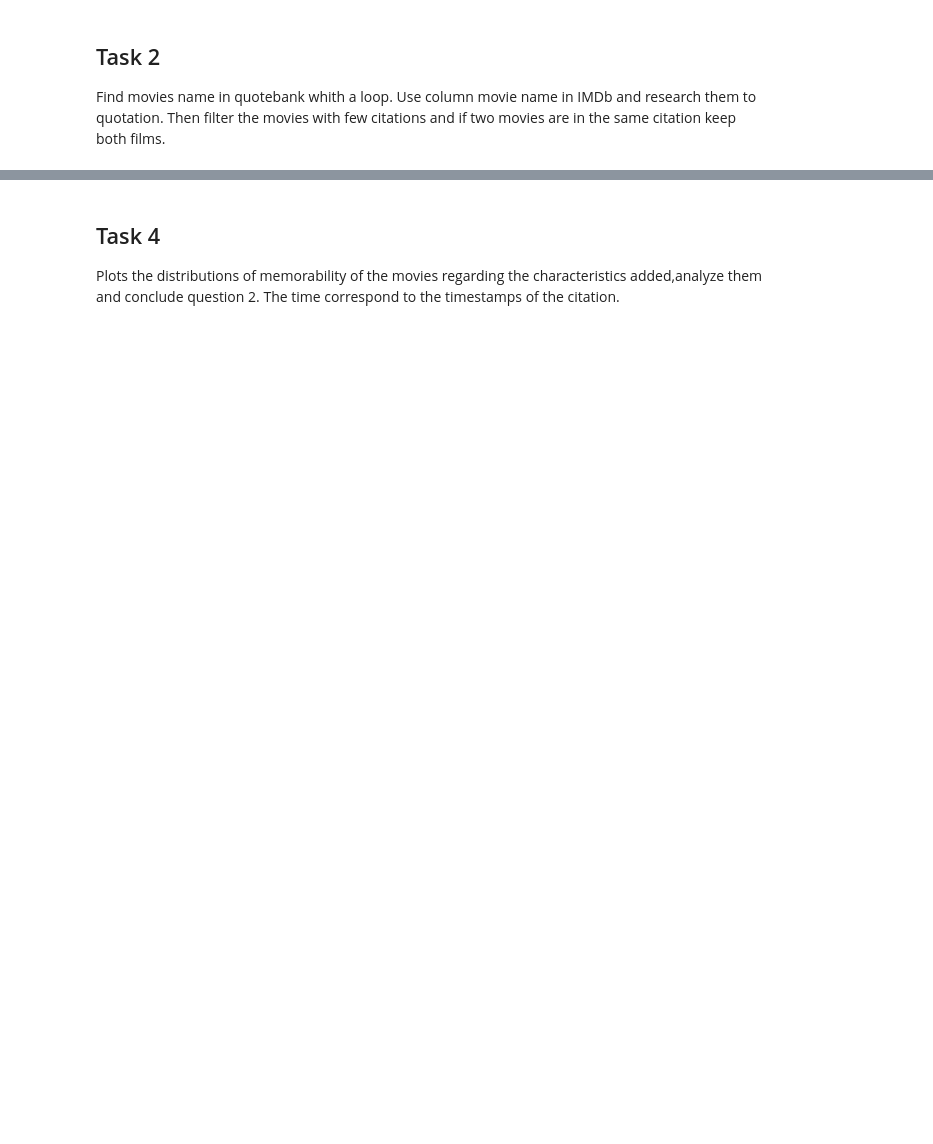
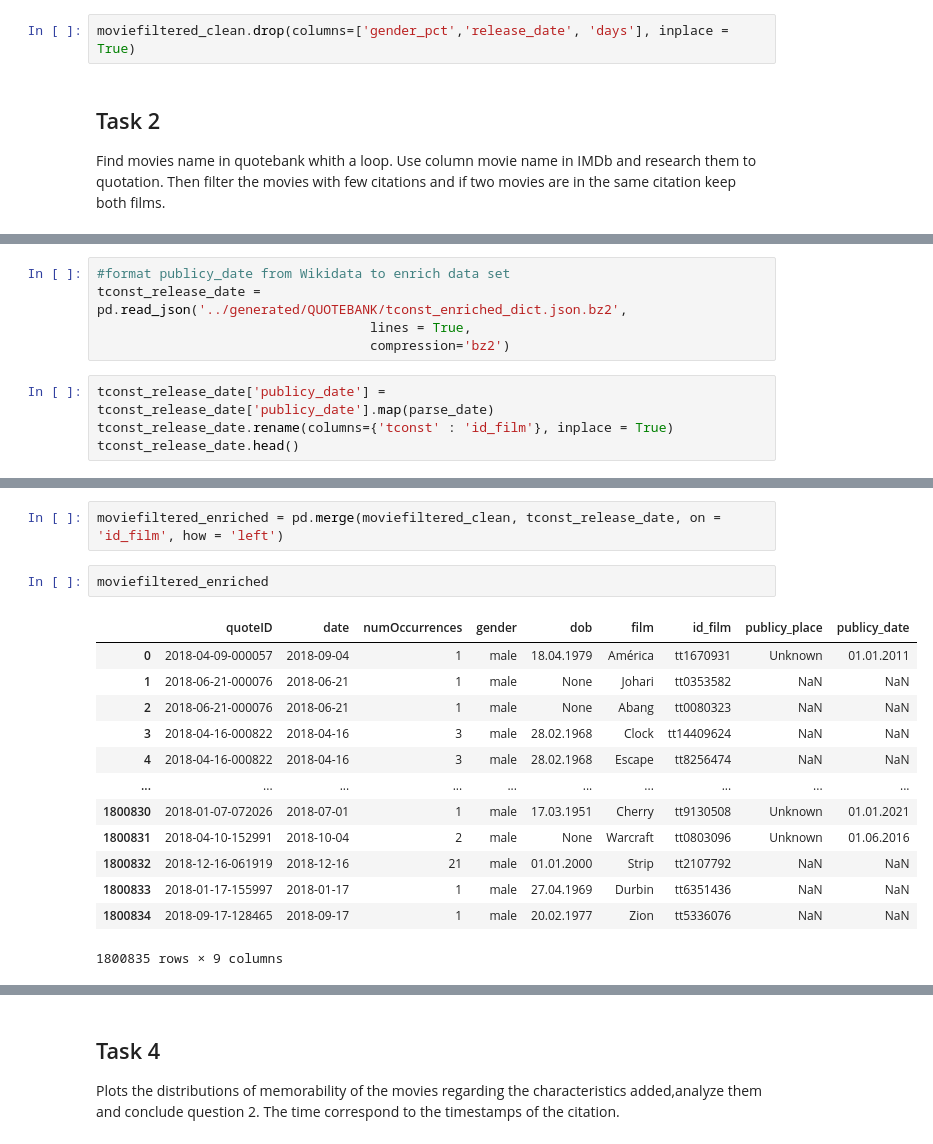
Before and after one commit to epfl-ada/ada-2021-project-escouade, a Jupyter notebook: src/Question_2.ipynb, the cells around one changed output, grey strips where cells are left out. Cells and saved outputs as stored; diff of their text form; blank space fills up the shorter version.

```diff
--- a/src/Question_2.ipynb
+++ b/src/Question_2.ipynb
@@ -8,3 +180,5 @@ Load quotebank dataset previously filtered
+# %%
+moviefiltered_clean.drop(columns=['gender_pct','release_date', 'days'], inplace = True)
 # %% [markdown]
 ## Task 2
 Find movies name in quotebank whith a loop. Use column movie name in IMDb and research them to quotation. Then filter the movies with few citations and if two movies are in the same citation keep both films.
@@ -18,3 +206,12 @@ For this task, add column of interest in the dataset :
 - ratings
 
 To assign the gender, we decides that if more than 50% of actors are female, in concequence global gender is female.
+# %%
+#format publicy_date from Wikidata to enrich data set
+tconst_release_date = pd.read_json('../generated/QUOTEBANK/tconst_enriched_dict.json.bz2',
+                                   lines = True,
+                                   compression='bz2')
+# %%
+tconst_release_date['publicy_date'] = tconst_release_date['publicy_date'].map(parse_date)
+tconst_release_date.rename(columns={'tconst' : 'id_film'}, inplace = True)
+tconst_release_date.head()
@@ -20,0 +225,18 @@ To assign the gender, we decides that if more than 50% of actors are female, in
+# %%
+moviefiltered_enriched = pd.merge(moviefiltered_clean, tconst_release_date, on = 'id_film', how = 'left')
+# %%
+moviefiltered_enriched
+# %% [output]
+|  | quoteID | date | numOccurrences | gender | dob | film | id_film | publicy_place | publicy_date |
+| 0 | 2018-04-09-000057 | 2018-09-04 | 1 | male | 18.04.1979 | América | tt1670931 | Unknown | 01.01.2011 |
+| 1 | 2018-06-21-000076 | 2018-06-21 | 1 | male | None | Johari | tt0353582 | NaN | NaN |
+| 2 | 2018-06-21-000076 | 2018-06-21 | 1 | male | None | Abang | tt0080323 | NaN | NaN |
+| 3 | 2018-04-16-000822 | 2018-04-16 | 3 | male | 28.02.1968 | Clock | tt14409624 | NaN | NaN |
+| 4 | 2018-04-16-000822 | 2018-04-16 | 3 | male | 28.02.1968 | Escape | tt8256474 | NaN | NaN |
+| ... | ... | ... | ... | ... | ... | ... | ... | ... | ... |
+| 1800830 | 2018-01-07-072026 | 2018-07-01 | 1 | male | 17.03.1951 | Cherry | tt9130508 | Unknown | 01.01.2021 |
+| 1800831 | 2018-04-10-152991 | 2018-10-04 | 2 | male | None | Warcraft | tt0803096 | Unknown | 01.06.2016 |
+| 1800832 | 2018-12-16-061919 | 2018-12-16 | 21 | male | 01.01.2000 | Strip | tt2107792 | NaN | NaN |
+| 1800833 | 2018-01-17-155997 | 2018-01-17 | 1 | male | 27.04.1969 | Durbin | tt6351436 | NaN | NaN |
+| 1800834 | 2018-09-17-128465 | 2018-09-17 | 1 | male | 20.02.1977 | Zion | tt5336076 | NaN | NaN |
+1800835 rows × 9 columns
```
Also changed, not shown: parts of 43 cells of this notebook.
